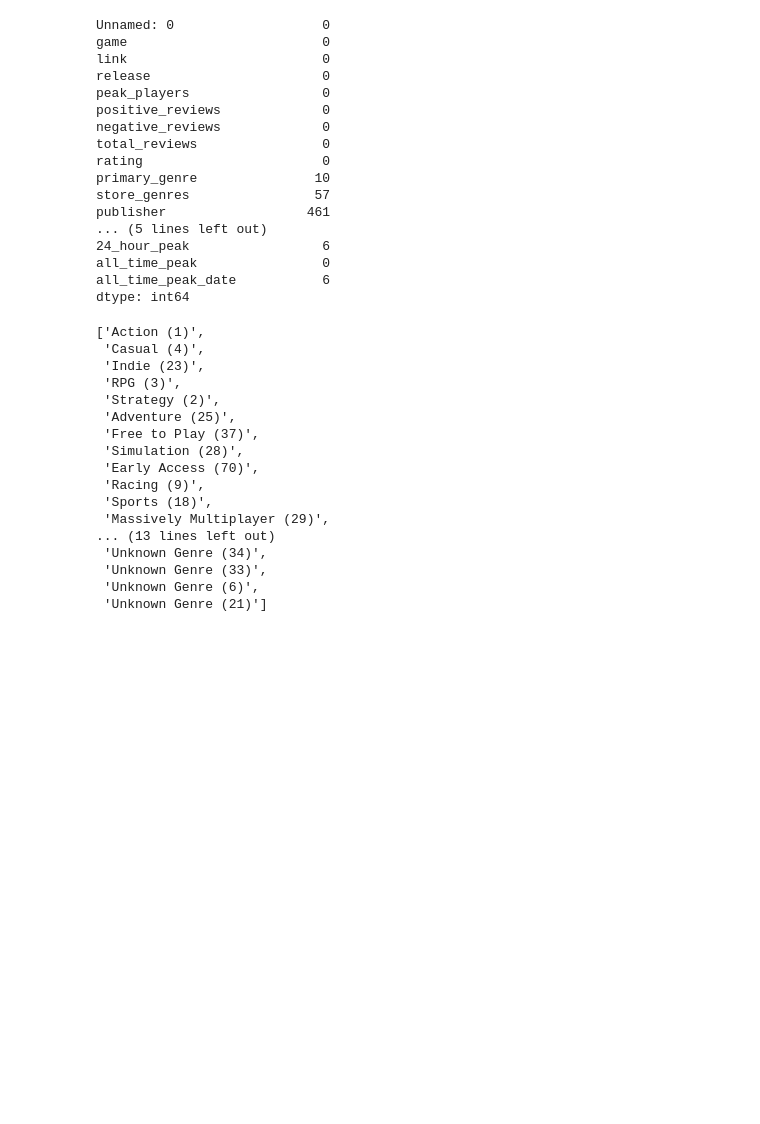
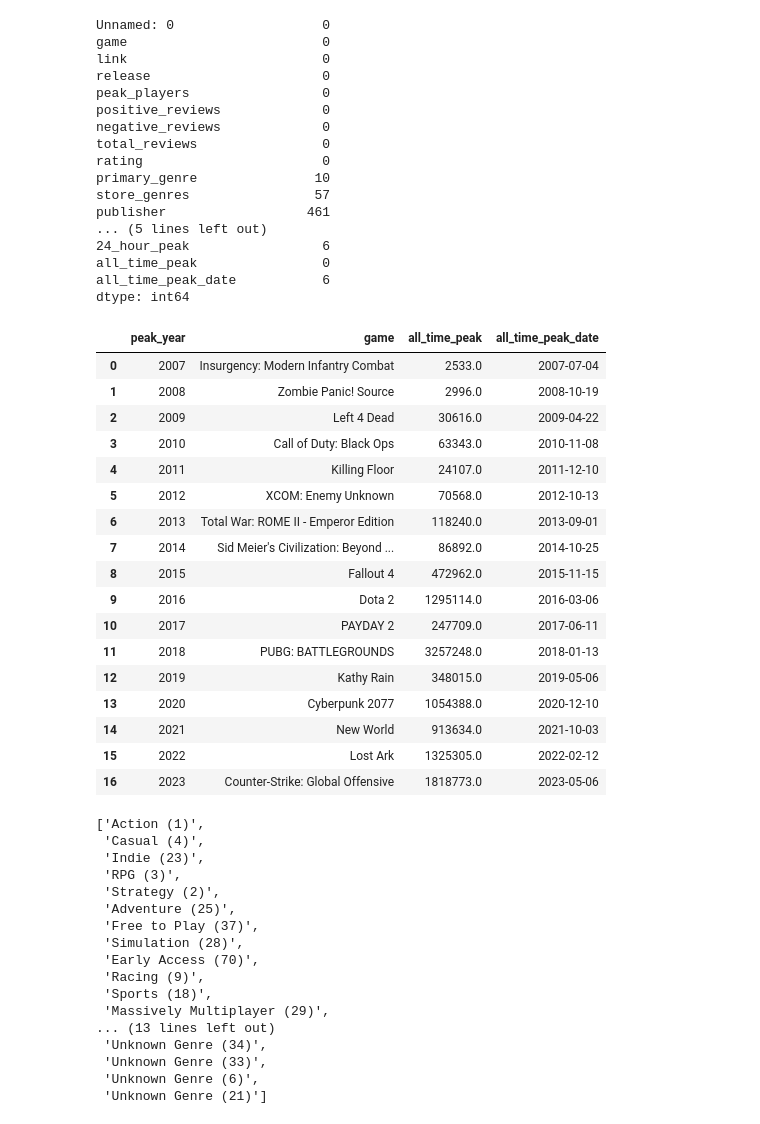
Before and after one commit to chrisalcala182/ISDA111_Final_Project, a Jupyter notebook: ISDA111_Group_FInal.ipynb, the cells around one changed output. Cells and saved outputs as stored; diff of their text form; code cells hidden in the pictures; blank space fills up the shorter version.

```diff
--- a/ISDA111_Group_FInal.ipynb
+++ b/ISDA111_Group_FInal.ipynb
@@ -280,6 +282,41 @@ publisher                  461
 all_time_peak                0
 all_time_peak_date           6
 dtype: int64
+# %%
+# What is the game that reached the highest peak player count?
+# Finding the most popular game for each year based on all_time_peak
+
+df2["all_time_peak_date"] = pd.to_datetime(df2["all_time_peak_date"], errors="coerce")
+df2["peak_year"] = df2["all_time_peak_date"].dt.year
+
+df2 = df2.dropna(subset=["peak_year"])
+df2["peak_year"] = df2["peak_year"].astype(int)
+
+idx = df2.groupby("peak_year")["all_time_peak"].idxmax()
+
+yearly_peak_df = df2.loc[idx, ["peak_year", "game", "all_time_peak", "all_time_peak_date"]]
+yearly_peak_df = yearly_peak_df.sort_values("peak_year").reset_index(drop=True)
+
+yearly_peak_df
+# %% [output]
+|  | peak_year | game | all_time_peak | all_time_peak_date |
+| 0 | 2007 | Insurgency: Modern Infantry Combat | 2533.0 | 2007-07-04 |
+| 1 | 2008 | Zombie Panic! Source | 2996.0 | 2008-10-19 |
+| 2 | 2009 | Left 4 Dead | 30616.0 | 2009-04-22 |
+| 3 | 2010 | Call of Duty: Black Ops | 63343.0 | 2010-11-08 |
+| 4 | 2011 | Killing Floor | 24107.0 | 2011-12-10 |
+| 5 | 2012 | XCOM: Enemy Unknown | 70568.0 | 2012-10-13 |
+| 6 | 2013 | Total War: ROME II - Emperor Edition | 118240.0 | 2013-09-01 |
+| 7 | 2014 | Sid Meier's Civilization: Beyond ... | 86892.0 | 2014-10-25 |
+| 8 | 2015 | Fallout 4 | 472962.0 | 2015-11-15 |
+| 9 | 2016 | Dota 2 | 1295114.0 | 2016-03-06 |
+| 10 | 2017 | PAYDAY 2 | 247709.0 | 2017-06-11 |
+| 11 | 2018 | PUBG: BATTLEGROUNDS | 3257248.0 | 2018-01-13 |
+| 12 | 2019 | Kathy Rain | 348015.0 | 2019-05-06 |
+| 13 | 2020 | Cyberpunk 2077 | 1054388.0 | 2020-12-10 |
+| 14 | 2021 | New World | 913634.0 | 2021-10-03 |
+| 15 | 2022 | Lost Ark | 1325305.0 | 2022-02-12 |
+| 16 | 2023 | Counter-Strike: Global Offensive | 1818773.0 | 2023-05-06 |
 # %%
 df2["primary_genre"].unique().tolist()
 # %% [output]
```
Also changed, not shown: parts of 10 cells of this notebook.
